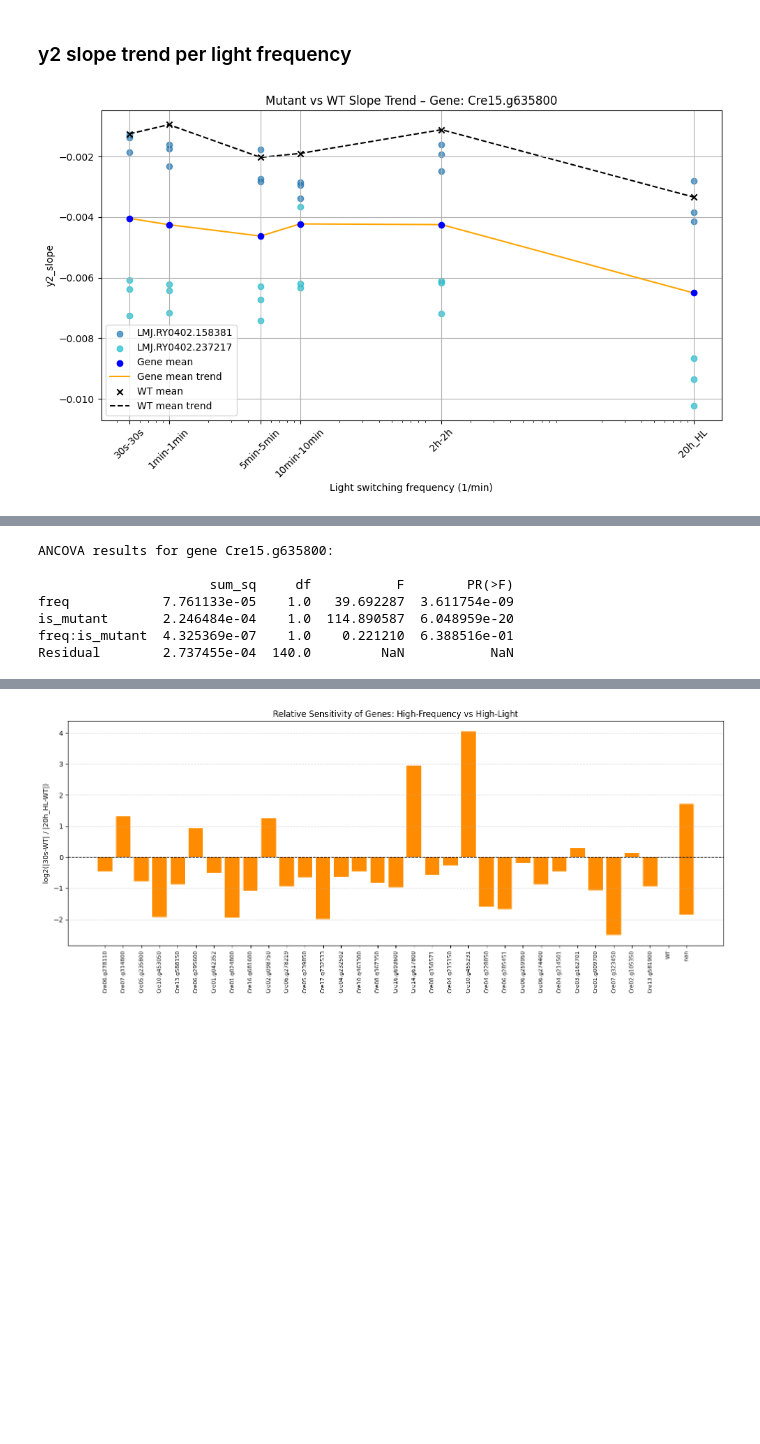
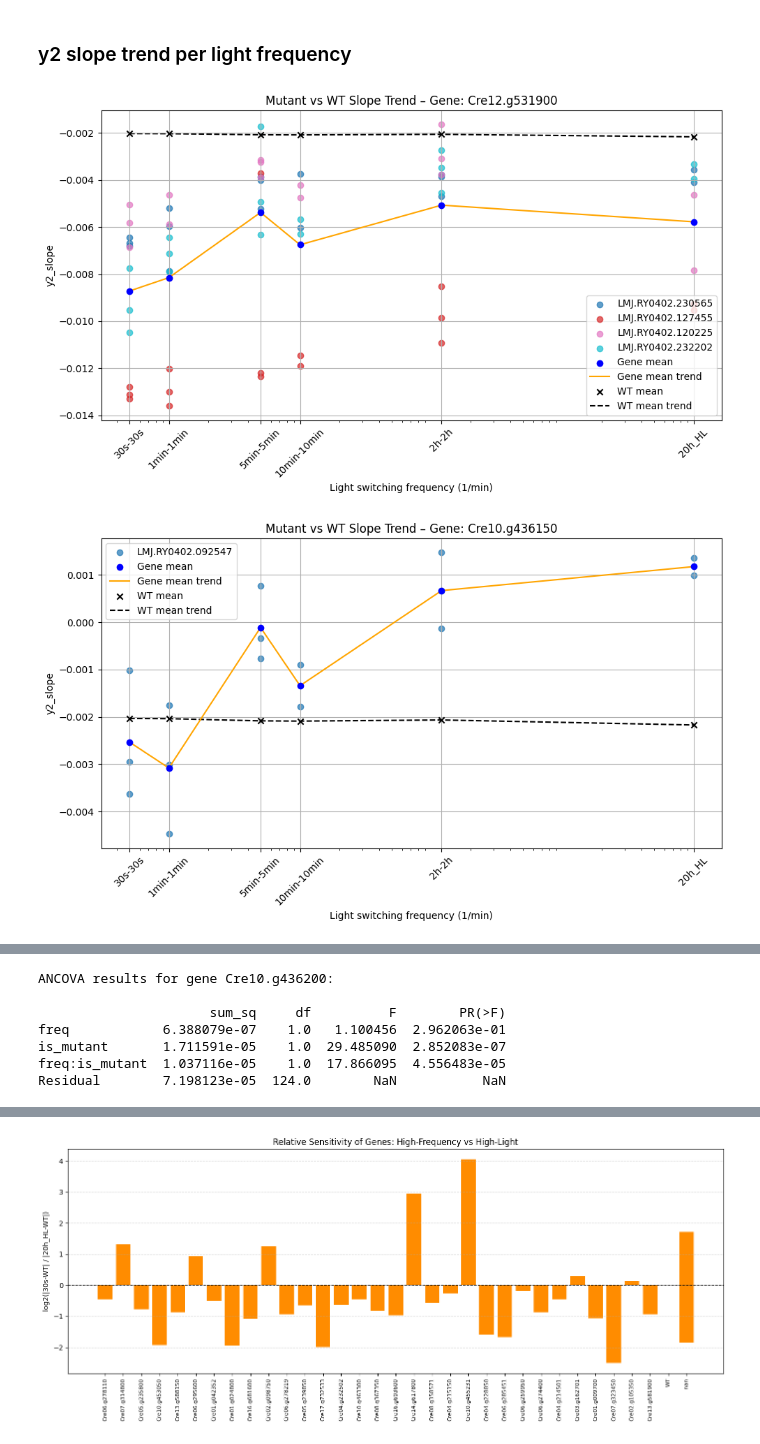
Before and after one commit to Imane-Mkt/Chlamy, a Jupyter notebook: Chlamy_Project_v2-main/Notebooks_Imane/New_analysis.ipynb, the cells around one changed output, grey strips where cells are left out. Cells and saved outputs as stored; diff of their text form; code cells hidden in the pictures; blank space fills up the shorter version.

```diff
--- a/Chlamy_Project_v2-main/Notebooks_Imane/New_analysis.ipynb
+++ b/Chlamy_Project_v2-main/Notebooks_Imane/New_analysis.ipynb
@@ -270,8 +270,8 @@ import matplotlib.cm as cm
 import matplotlib.colors as mcolors
 
 # Load data
-data = pd.read_csv('/home/imokhtatif/.vscode-server/Chlamy_Project_v2-main/Data/Bayesian_latest_phase2(5.18).csv')
-
+data = pd.read_csv('/home/imokhtatif/.vscode-server/Chlamy_Project_v2-main/Data/Bayes+flatWTs_split_genes_slope&zscore.csv')
+data['y2_slope']=data['y2_slope_mixed_centered']
 # Light regime order and frequency mapping
 # regime_order = ['20h_HL', '20h_ML', '2h-2h', '10min-10min', '5min-5min', '1min-1min', '30s-30s']
 # regime_to_freq = {regime: i / (len(regime_order) - 1) for i, regime in enumerate(regime_order)}
@@ -287,7 +287,21 @@ regime_to_freq = {
 }
 regime_order = list(regime_to_freq.keys())
 
-for gene in ['Cre15.g635800']:
+for gene in [
+    "Cre12.g531900",
+    "Cre10.g436150",
+    "Cre04.g214501",
+    "Cre05.g236000",
+    "Cre05.g248250",
+    "Cre04.g215800",
+    "Cre14.g613652",
+    "Cre10.g430200",
+    "Cre02.g108500",
+    "Cre17.g724450",
+    "Cre09.g387949",
+    "Cre13.g588150",
+    "Cre10.g436200"
+]:
     # if gene not in data['mutated_genes'].unique():
     #     print(f'{gene} not present in dataset')
     #     continue
@@ -360,31 +374,32 @@ for gene in ['Cre15.g635800']:
     plt.xticks(
         ticks=[regime_to_freq[r] for r in regime_order],
         labels=regime_order,
         rotation=45
     )
     plt.xlabel("Light switching frequency (1/min)")
 
     plt.ylabel("y2_slope")
     plt.title(f"Mutant vs WT Slope Trend – Gene: {gene}")
     plt.grid(True)
     plt.legend()
     plt.tight_layout()
     plt.show()
 
 import statsmodels.api as sm
 from statsmodels.formula.api import ols
 
 # Combine WT and mutant data
 gene_data['is_mutant'] = 1
 wt_data['is_mutant'] = 0
 
 combined_data = pd.concat([gene_data, wt_data], ignore_index=True)
 
 # Fit the ANCOVA model
 model = ols('y2_slope ~ freq * is_mutant', data=combined_data).fit()
 anova_table = sm.stats.anova_lm(model, typ=2)
 
 print(f"\nANCOVA results for gene {gene}:\n")
 print(anova_table)
 # %% [output]
-[figure, old version]
+[figure, new version]
+[figure, added]
@@ -391,10 +417,10 @@ print(anova_table)
-ANCOVA results for gene Cre15.g635800:
+ANCOVA results for gene Cre10.g436200:
 
-                      sum_sq     df           F        PR(>F)
-freq            7.761133e-05    1.0   39.692287  3.611754e-09
-is_mutant       2.246484e-04    1.0  114.890587  6.048959e-20
-freq:is_mutant  4.325369e-07    1.0    0.221210  6.388516e-01
-Residual        2.737455e-04  140.0         NaN           NaN
+                      sum_sq     df          F        PR(>F)
+freq            6.388079e-07    1.0   1.100456  2.962063e-01
+is_mutant       1.711591e-05    1.0  29.485090  2.852083e-07
+freq:is_mutant  1.037116e-05    1.0  17.866095  4.556483e-05
+Residual        7.198123e-05  124.0        NaN           NaN
 # %%
 import pandas as pd
 
```
Also changed, not shown: parts of 5 cells of this notebook, 20 other files.
